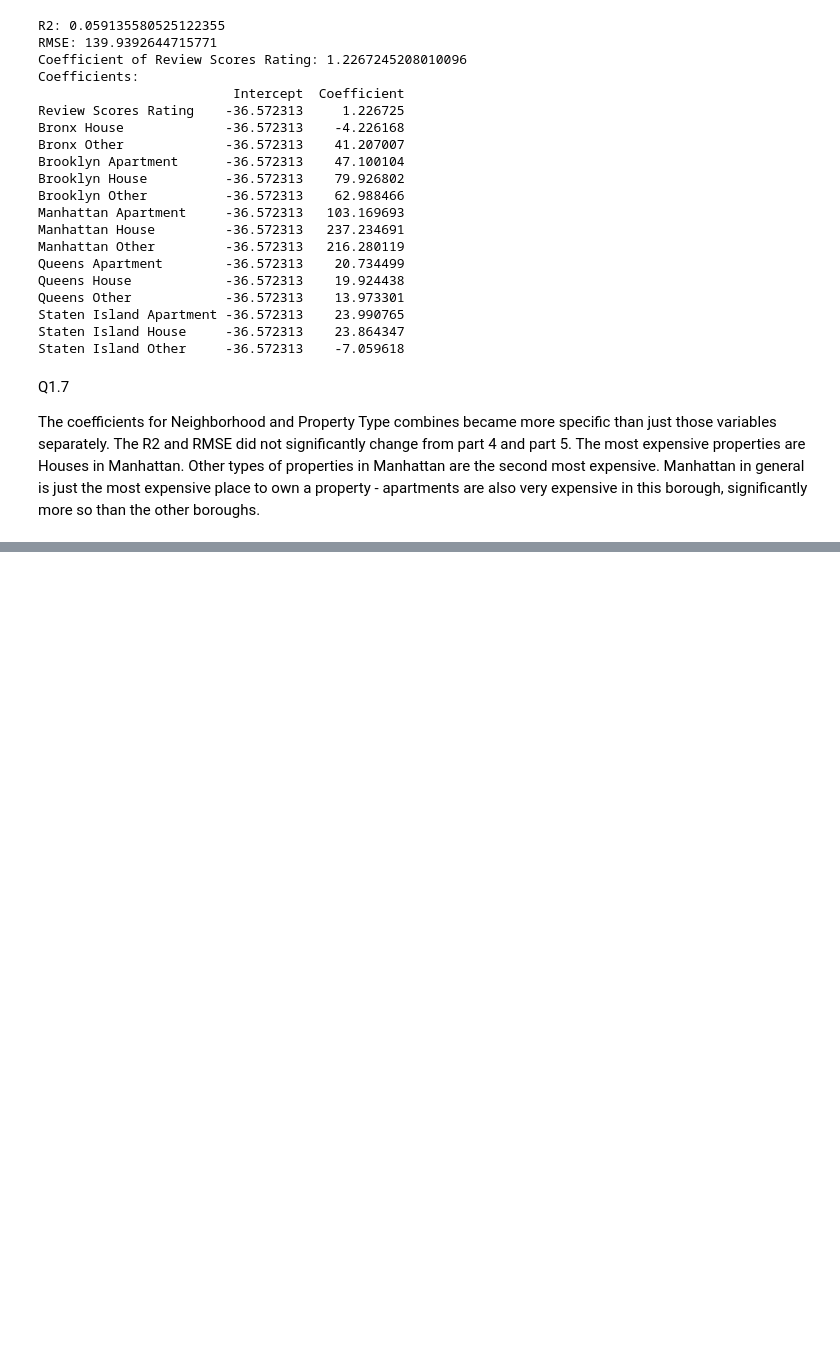
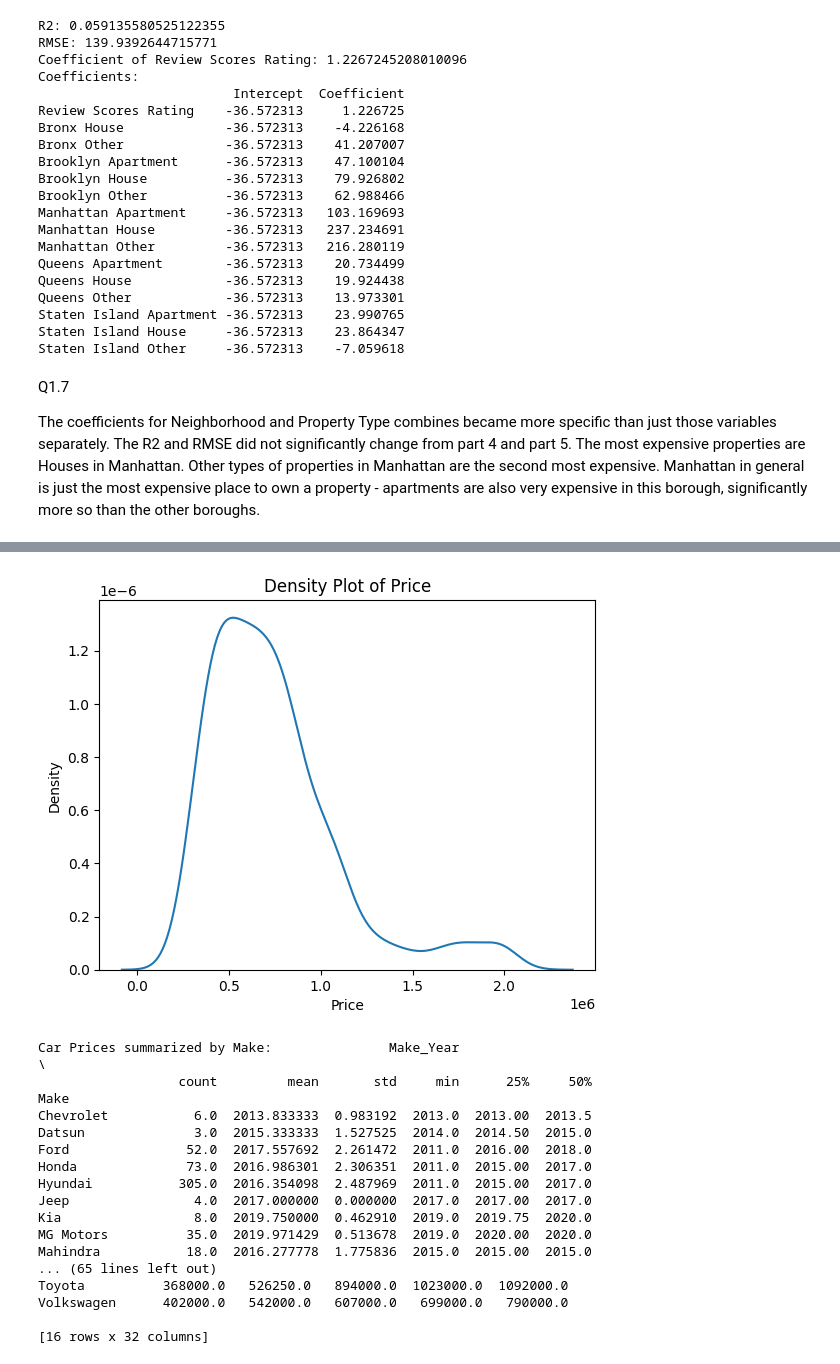
Before and after one commit to masonnicoletti/DS-3021, a Jupyter notebook: 05.1_reg_data_prep/Linear_Models_Lab.ipynb, the cells around one changed output, grey strips where cells are left out. Cells and saved outputs as stored; diff of their text form; code cells hidden in the pictures; blank space fills up the shorter version.

```diff
--- a/05.1_reg_data_prep/Linear_Models_Lab.ipynb
+++ b/05.1_reg_data_prep/Linear_Models_Lab.ipynb
@@ -390,0 +450,43 @@ The coefficients for Neighborhood and Property Type combines became more specifi
+# %%
+# Q2.2
+
+'''
+Summarize the Price variable and create a kernel density plot.
+Use .groupby() and .describe() to summarize prices by brand (Make).
+Make a grouped kernel density plot by Make.
+Which car brands are the most expensive?
+What do prices look like in general?
+'''
+
+# Price kdeplot
+sns.kdeplot(data=car_data_cleaned, x = "Price")
+plt.title("Density Plot of Price")
+plt.show()
+
+# Summarize prices by make
+car_data3 = car_data_cleaned.groupby("Make").describe()
+print("Car Prices summarized by Make:", car_data3)
+
+# Price kdeplot by Make
+sns.kdeplot(data=car_data_cleaned, x='Price', hue='Make')
+plt.title("Density Plot of Price by Make")
+plt.show()
+# %% [output]
+[figure, added]
+Car Prices summarized by Make:               Make_Year                                                  \
+                  count         mean       std     min      25%     50%
+Make
+Chevrolet           6.0  2013.833333  0.983192  2013.0  2013.00  2013.5
+Datsun              3.0  2015.333333  1.527525  2014.0  2014.50  2015.0
+Ford               52.0  2017.557692  2.261472  2011.0  2016.00  2018.0
+Honda              73.0  2016.986301  2.306351  2011.0  2015.00  2017.0
+Hyundai           305.0  2016.354098  2.487969  2011.0  2015.00  2017.0
+Jeep                4.0  2017.000000  0.000000  2017.0  2017.00  2017.0
+Kia                 8.0  2019.750000  0.462910  2019.0  2019.75  2020.0
+MG Motors          35.0  2019.971429  0.513678  2019.0  2020.00  2020.0
+Mahindra           18.0  2016.277778  1.775836  2015.0  2015.00  2015.0
+... (65 lines left out)
+Toyota          368000.0   526250.0   894000.0  1023000.0  1092000.0
+Volkswagen      402000.0   542000.0   607000.0   699000.0   790000.0
+
+[16 rows x 32 columns]
```
Also changed, not shown: parts of 19 cells of this notebook.
